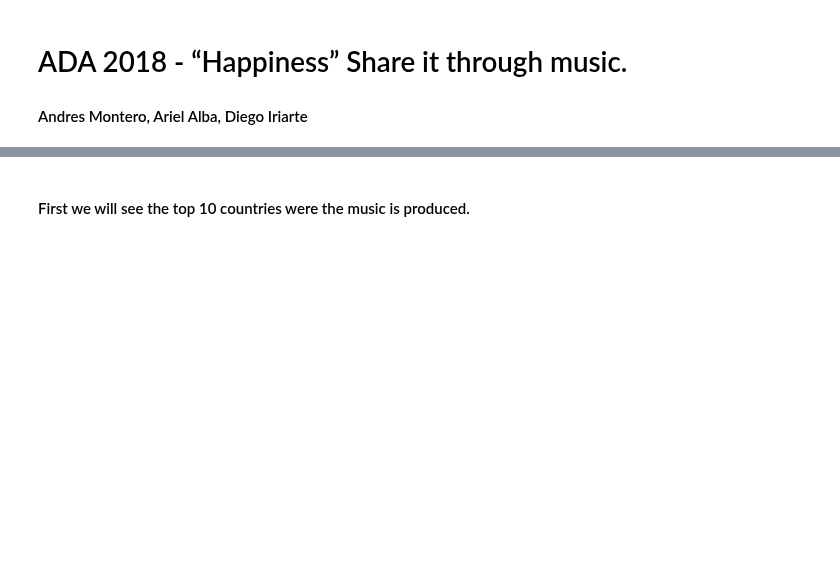
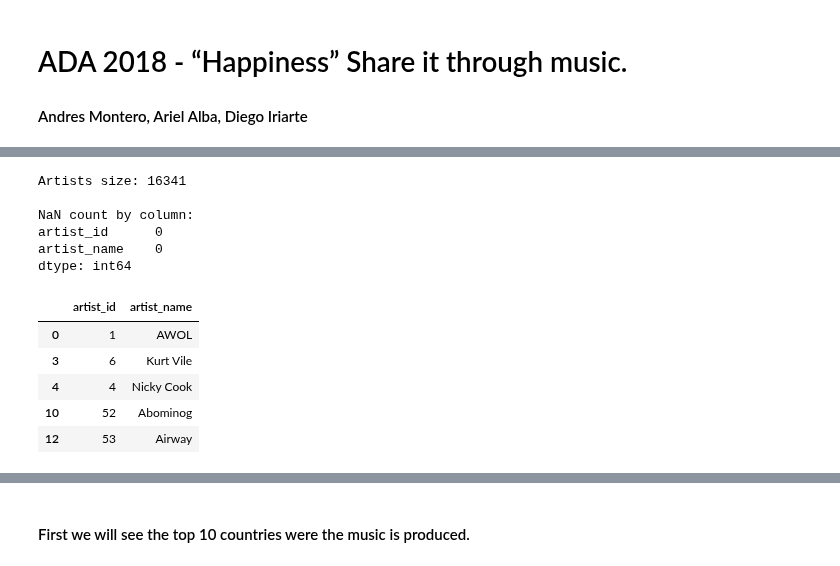
Before and after one commit to AndresMontero/Project, a Jupyter notebook: songs.ipynb, the cells around one changed output, grey strips where cells are left out. Drawn from its saved outputs; the diff is of its cells as text; code cells hidden in the pictures; blank space fills up the shorter version.

```diff
--- a/songs.ipynb
+++ b/songs.ipynb
@@ -124,0 +167,18 @@ if CLEAN_PHASE:
+# %%
+print('Artists size: {}'.format(len(artists_df)))
+if DEBUG: print('\nNaN count by column:\n{}' \
+                .format(artists_df.isna().sum(axis=0)))
+artists_df.head()
+# %% [output]
+Artists size: 16341
+
+NaN count by column:
+artist_id      0
+artist_name    0
+dtype: int64
+|  | artist_id | artist_name |
+| 0 | 1 | AWOL |
+| 3 | 6 | Kurt Vile |
+| 4 | 4 | Nicky Cook |
+| 10 | 52 | Abominog |
+| 12 | 53 | Airway |
```
Also changed, not shown: parts of 19 cells of this notebook, 1 other file.
